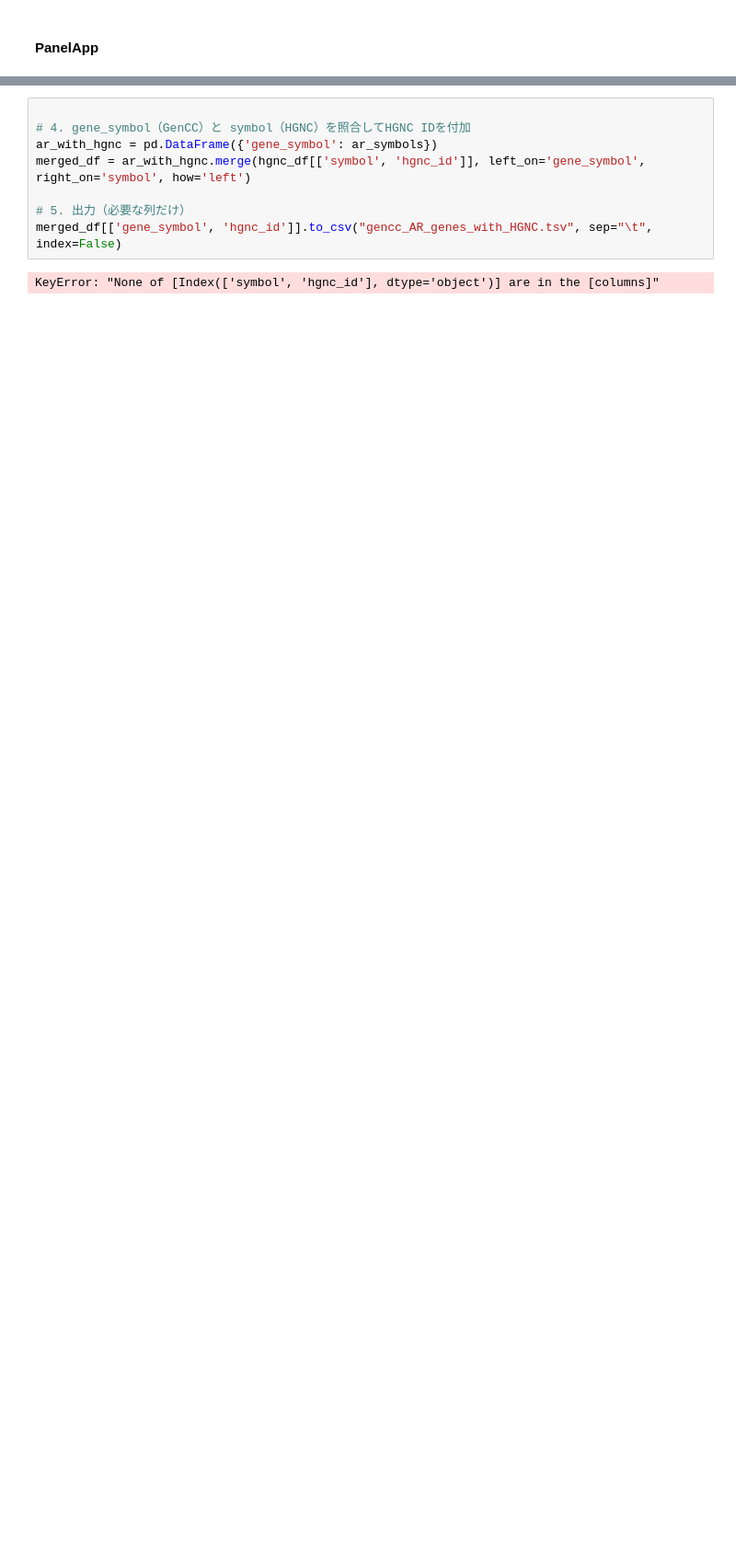
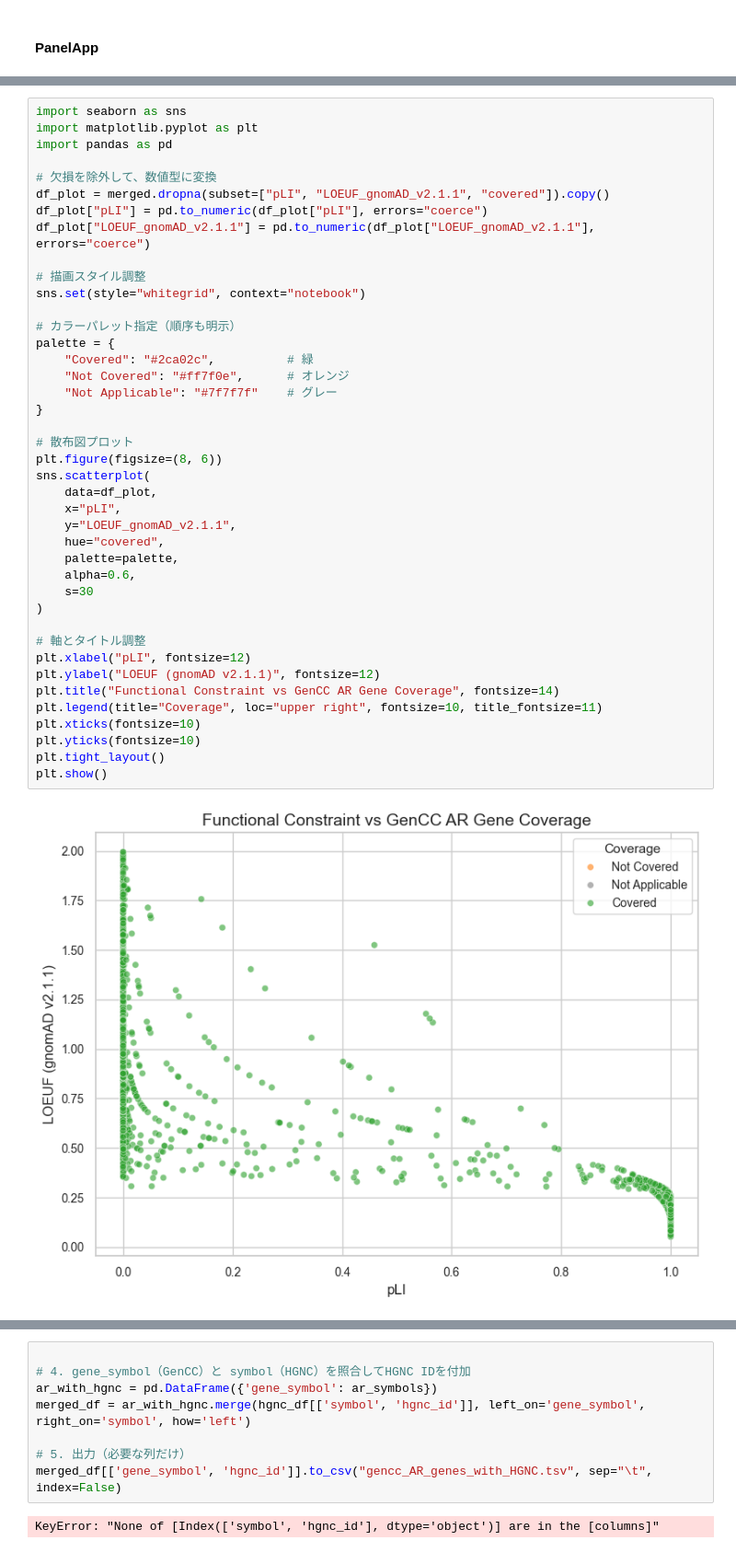
Before and after one commit to ysut/nar-gab_subanalysis, a Jupyter notebook: comaprison_rec.ipynb, the cells around one changed output, grey strips where cells are left out. Shown at 92% size. Saved outputs shown, nothing was run; the diff lists cells and outputs as text; blank space fills up the shorter version.

```diff
--- a/comaprison_rec.ipynb
+++ b/comaprison_rec.ipynb
@@ -46,0 +319,43 @@ hgnc_df.head()
+# %%
+import seaborn as sns
+import matplotlib.pyplot as plt
+import pandas as pd
+
+# 欠損を除外して、数値型に変換
+df_plot = merged.dropna(subset=["pLI", "LOEUF_gnomAD_v2.1.1", "covered"]).copy()
+df_plot["pLI"] = pd.to_numeric(df_plot["pLI"], errors="coerce")
+df_plot["LOEUF_gnomAD_v2.1.1"] = pd.to_numeric(df_plot["LOEUF_gnomAD_v2.1.1"], errors="coerce")
+
+# 描画スタイル調整
+sns.set(style="whitegrid", context="notebook")
+
+# カラーパレット指定（順序も明示）
+palette = {
+    "Covered": "#2ca02c",          # 緑
+    "Not Covered": "#ff7f0e",      # オレンジ
+    "Not Applicable": "#7f7f7f"    # グレー
+}
+
+# 散布図プロット
+plt.figure(figsize=(8, 6))
+sns.scatterplot(
+    data=df_plot,
+    x="pLI",
+    y="LOEUF_gnomAD_v2.1.1",
+    hue="covered",
+    palette=palette,
+    alpha=0.6,
+    s=30
+)
+
+# 軸とタイトル調整
+plt.xlabel("pLI", fontsize=12)
+plt.ylabel("LOEUF (gnomAD v2.1.1)", fontsize=12)
+plt.title("Functional Constraint vs GenCC AR Gene Coverage", fontsize=14)
+plt.legend(title="Coverage", loc="upper right", fontsize=10, title_fontsize=11)
+plt.xticks(fontsize=10)
+plt.yticks(fontsize=10)
+plt.tight_layout()
+plt.show()
+# %% [output]
+[figure, added]
```
Also changed, not shown: parts of 21 cells of this notebook.
